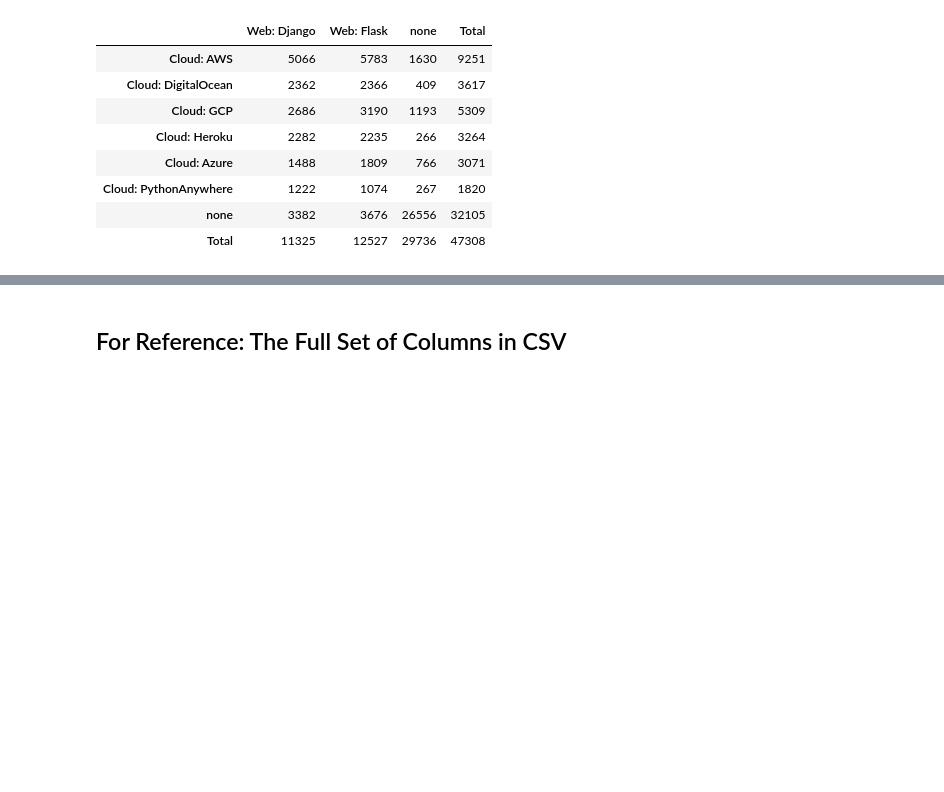
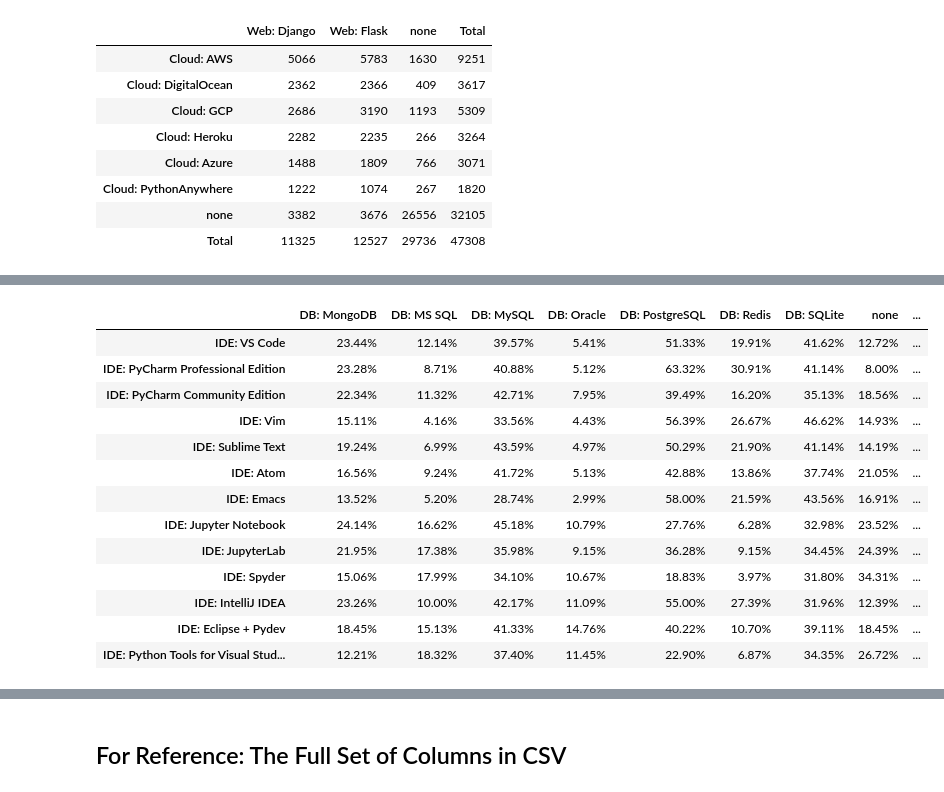
Before and after one commit to gramster/notebooks, a Jupyter notebook: Python Survey Analysis.ipynb, the cells around one changed output, grey strips where cells are left out. Saved outputs shown, nothing was run; the diff lists cells and outputs as text; code cells hidden in the pictures; blank space fills up the shorter version.

```diff
--- a/Python Survey Analysis.ipynb
+++ b/Python Survey Analysis.ipynb
@@ -655,0 +704,18 @@ cross_analyze(df, 'Cloud', 'Web')
+# %%
+# What % of each IDE's users use each DB solution
+cross_analyze(df, 'IDE:', 'DB', how='col perc')
+# %% [output]
+|  | DB: MongoDB | DB: MS SQL | DB: MySQL | DB: Oracle | DB: PostgreSQL | DB: Redis | DB: SQLite | none | ... |
+| IDE: VS Code | 23.44% | 12.14% | 39.57% | 5.41% | 51.33% | 19.91% | 41.62% | 12.72% | ... |
+| IDE: PyCharm Professional Edition | 23.28% | 8.71% | 40.88% | 5.12% | 63.32% | 30.91% | 41.14% | 8.00% | ... |
+| IDE: PyCharm Community Edition | 22.34% | 11.32% | 42.71% | 7.95% | 39.49% | 16.20% | 35.13% | 18.56% | ... |
+| IDE: Vim | 15.11% | 4.16% | 33.56% | 4.43% | 56.39% | 26.67% | 46.62% | 14.93% | ... |
+| IDE: Sublime Text | 19.24% | 6.99% | 43.59% | 4.97% | 50.29% | 21.90% | 41.14% | 14.19% | ... |
+| IDE: Atom | 16.56% | 9.24% | 41.72% | 5.13% | 42.88% | 13.86% | 37.74% | 21.05% | ... |
+| IDE: Emacs | 13.52% | 5.20% | 28.74% | 2.99% | 58.00% | 21.59% | 43.56% | 16.91% | ... |
+| IDE: Jupyter Notebook | 24.14% | 16.62% | 45.18% | 10.79% | 27.76% | 6.28% | 32.98% | 23.52% | ... |
+| IDE: JupyterLab | 21.95% | 17.38% | 35.98% | 9.15% | 36.28% | 9.15% | 34.45% | 24.39% | ... |
+| IDE: Spyder | 15.06% | 17.99% | 34.10% | 10.67% | 18.83% | 3.97% | 31.80% | 34.31% | ... |
+| IDE: IntelliJ IDEA | 23.26% | 10.00% | 42.17% | 11.09% | 55.00% | 27.39% | 31.96% | 12.39% | ... |
+| IDE: Eclipse + Pydev | 18.45% | 15.13% | 41.33% | 14.76% | 40.22% | 10.70% | 39.11% | 18.45% | ... |
+| IDE: Python Tools for Visual Stud... | 12.21% | 18.32% | 37.40% | 11.45% | 22.90% | 6.87% | 34.35% | 26.72% | ... |
```
Also changed, not shown: parts of 4 cells of this notebook.
